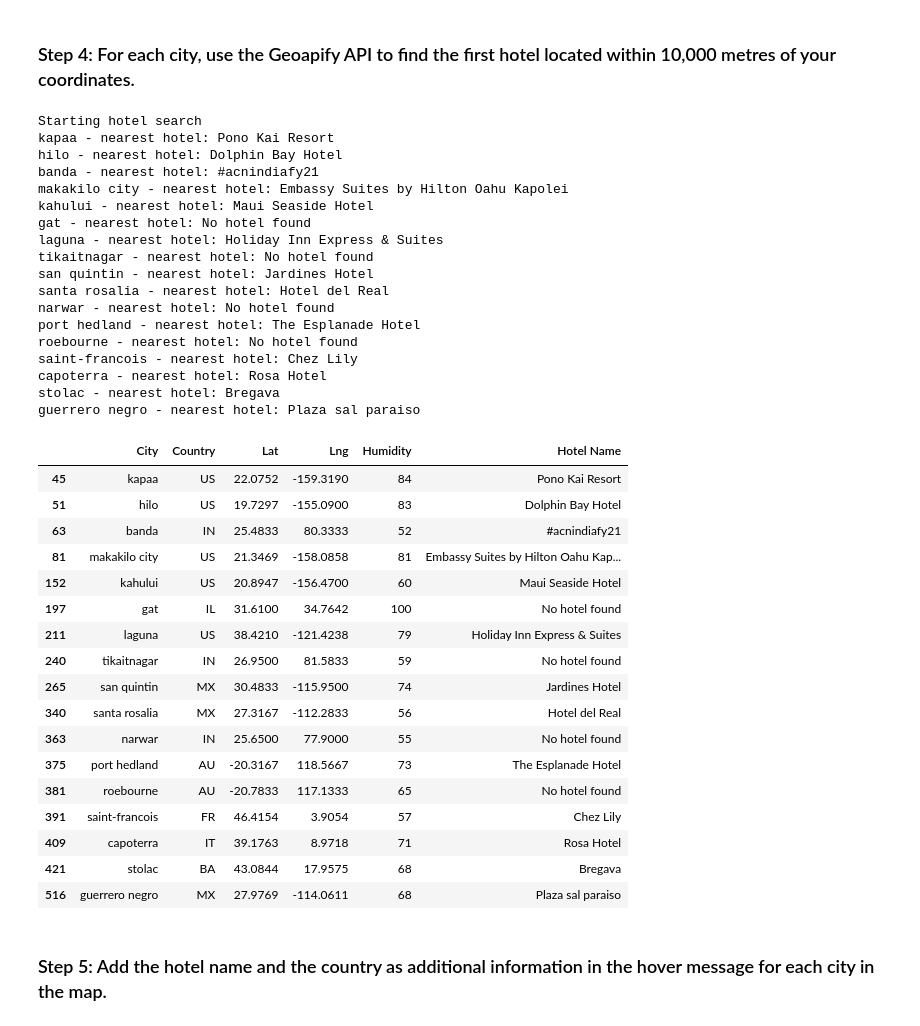
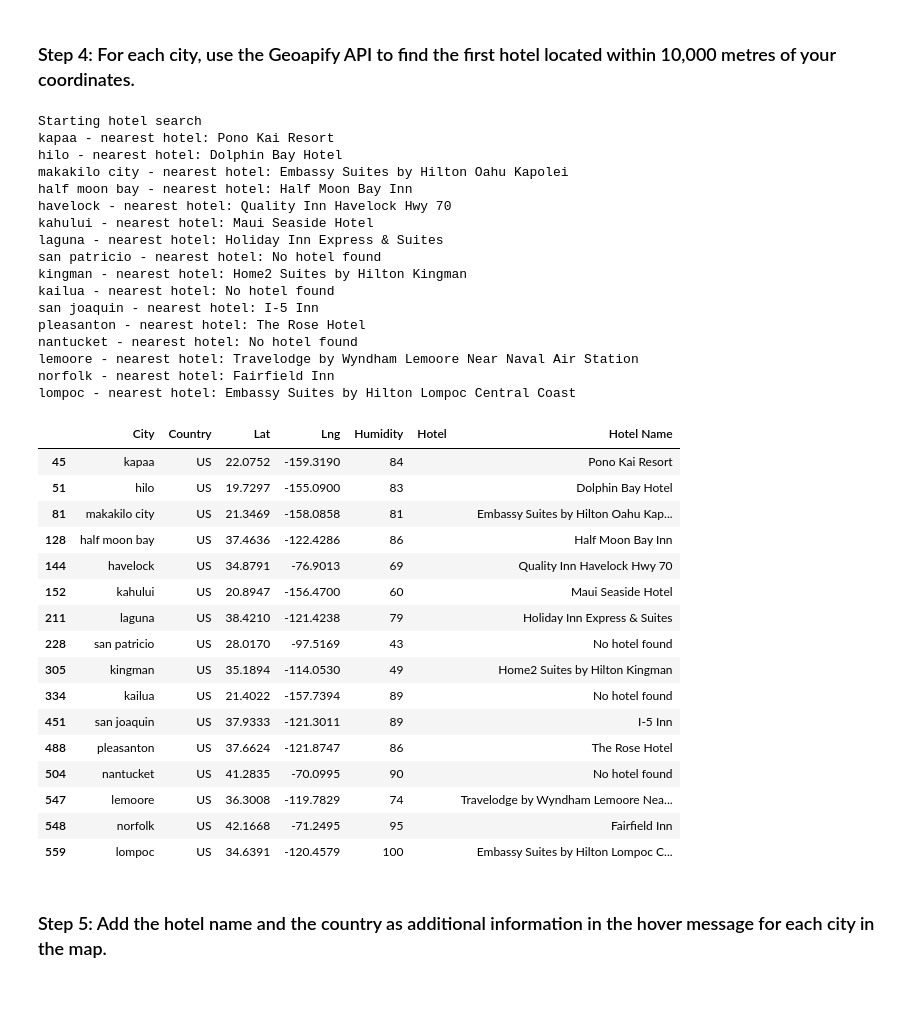
Before and after one commit to jbateson0918/python-api-challenge, a Jupyter notebook: vacation_homework.ipynb, the cells around one changed output. Cells and saved outputs as stored; diff of their text form; code cells hidden in the pictures; blank space fills up the shorter version.

```diff
--- a/vacation_homework.ipynb
+++ b/vacation_homework.ipynb
@@ -14,7 +14,7 @@ import numpy as np
 from api_keys import geoapify_key
 # %%
 # Load the CSV file created in Part 1 into a Pandas DataFrame
-city_data_df = pd.read_csv("../output_data/cities.csv")
+city_data_df = pd.read_csv("cities.csv")
 
 # Display sample data
 city_data_df.head()
@@ -137,9 +118,12 @@ See the caveats in the documentation: https://pandas.pydata.org/pandas-docs/stab
 # %%
 # Set parameters to search for a hotel
 radius = 10000
-
+categories = "accommodation.hotel"
+limit = 1
 params = {
-
+    "categories":categories,
+    "limit":limit,
+    "apiKey":geoapify_key
 }
 
 # Print a message to follow up the hotel search
@@ -148,72 +132,70 @@ print("Starting hotel search")
 # Iterate through the hotel_df DataFrame
 for index, row in hotel_org_df.iterrows():
     # get latitude, longitude from the DataFrame
-    latitude = hotel_org_df.loc(index, "Lat")
-    longitude = hotel_org_df.loc(index, "Lng")
+    latitude = row["Lat"]
+    longitude = row["Lng"]
 
     # Add filter and bias parameters with the current city's latitude and longitude to the params dictionary
     params["filter"] = f"circle:{longitude},{latitude},{radius}"
     params["bias"] = f"proximity:{longitude},{latitude}"
 
     # Set base URL
     base_url = "https://api.geoapify.com/v2/places"
 
 
     # Make and API request using the params dictionaty
     name_address = requests.get(base_url, params=params)
 
     # Convert the API response to JSON format
-    name_address = nam_address.json()
+    name_address = name_address.json()
 
     # Grab the first hotel from the results and store the name in the hotel_df DataFrame
     try:
         hotel_org_df.loc[index, "Hotel Name"] = name_address["features"][0]["properties"]["name"]
     except (KeyError, IndexError):
         # If no hotel is found, set the hotel name as "No hotel found".
         hotel_org_df.loc[index, "Hotel Name"] = "No hotel found"
 
     # Log the search results
     print(f"{hotel_org_df.loc[index, 'City']} - nearest hotel: {hotel_org_df.loc[index, 'Hotel Name']}")
 
 # Display sample data
 hotel_org_df
 # %% [output]
 Starting hotel search
 kapaa - nearest hotel: Pono Kai Resort
 hilo - nearest hotel: Dolphin Bay Hotel
-banda - nearest hotel: #acnindiafy21
 makakilo city - nearest hotel: Embassy Suites by Hilton Oahu Kapolei
+half moon bay - nearest hotel: Half Moon Bay Inn
+havelock - nearest hotel: Quality Inn Havelock Hwy 70
 kahului - nearest hotel: Maui Seaside Hotel
-gat - nearest hotel: No hotel found
 laguna - nearest hotel: Holiday Inn Express & Suites
-tikaitnagar - nearest hotel: No hotel found
-san quintin - nearest hotel: Jardines Hotel
-santa rosalia - nearest hotel: Hotel del Real
-narwar - nearest hotel: No hotel found
-port hedland - nearest hotel: The Esplanade Hotel
-roebourne - nearest hotel: No hotel found
-saint-francois - nearest hotel: Chez Lily
-capoterra - nearest hotel: Rosa Hotel
-stolac - nearest hotel: Bregava
-guerrero negro - nearest hotel: Plaza sal paraiso
+san patricio - nearest hotel: No hotel found
+kingman - nearest hotel: Home2 Suites by Hilton Kingman
+kailua - nearest hotel: No hotel found
+san joaquin - nearest hotel: I-5 Inn
+pleasanton - nearest hotel: The Rose Hotel
+nantucket - nearest hotel: No hotel found
+lemoore - nearest hotel: Travelodge by Wyndham Lemoore Near Naval Air Station
+norfolk - nearest hotel: Fairfield Inn
+lompoc - nearest hotel: Embassy Suites by Hilton Lompoc Central Coast
-|  | City | Country | Lat | Lng | Humidity | Hotel Name |
-| 45 | kapaa | US | 22.0752 | -159.3190 | 84 | Pono Kai Resort |
-| 51 | hilo | US | 19.7297 | -155.0900 | 83 | Dolphin Bay Hotel |
-| 63 | banda | IN | 25.4833 | 80.3333 | 52 | #acnindiafy21 |
-| 81 | makakilo city | US | 21.3469 | -158.0858 | 81 | Embassy Suites by Hilton Oahu Kap... |
-| 152 | kahului | US | 20.8947 | -156.4700 | 60 | Maui Seaside Hotel |
-| 197 | gat | IL | 31.6100 | 34.7642 | 100 | No hotel found |
-| 211 | laguna | US | 38.4210 | -121.4238 | 79 | Holiday Inn Express & Suites |
-| 240 | tikaitnagar | IN | 26.9500 | 81.5833 | 59 | No hotel found |
-| 265 | san quintin | MX | 30.4833 | -115.9500 | 74 | Jardines Hotel |
-| 340 | santa rosalia | MX | 27.3167 | -112.2833 | 56 | Hotel del Real |
-| 363 | narwar | IN | 25.6500 | 77.9000 | 55 | No hotel found |
-| 375 | port hedland | AU | -20.3167 | 118.5667 | 73 | The Esplanade Hotel |
-| 381 | roebourne | AU | -20.7833 | 117.1333 | 65 | No hotel found |
-| 391 | saint-francois | FR | 46.4154 | 3.9054 | 57 | Chez Lily |
-| 409 | capoterra | IT | 39.1763 | 8.9718 | 71 | Rosa Hotel |
-| 421 | stolac | BA | 43.0844 | 17.9575 | 68 | Bregava |
-| 516 | guerrero negro | MX | 27.9769 | -114.0611 | 68 | Plaza sal paraiso |
+|  | City | Country | Lat | Lng | Humidity | Hotel | Hotel Name |
+| 45 | kapaa | US | 22.0752 | -159.3190 | 84 |  | Pono Kai Resort |
+| 51 | hilo | US | 19.7297 | -155.0900 | 83 |  | Dolphin Bay Hotel |
+| 81 | makakilo city | US | 21.3469 | -158.0858 | 81 |  | Embassy Suites by Hilton Oahu Kap... |
+| 128 | half moon bay | US | 37.4636 | -122.4286 | 86 |  | Half Moon Bay Inn |
+| 144 | havelock | US | 34.8791 | -76.9013 | 69 |  | Quality Inn Havelock Hwy 70 |
+| 152 | kahului | US | 20.8947 | -156.4700 | 60 |  | Maui Seaside Hotel |
+| 211 | laguna | US | 38.4210 | -121.4238 | 79 |  | Holiday Inn Express & Suites |
+| 228 | san patricio | US | 28.0170 | -97.5169 | 43 |  | No hotel found |
+| 305 | kingman | US | 35.1894 | -114.0530 | 49 |  | Home2 Suites by Hilton Kingman |
+| 334 | kailua | US | 21.4022 | -157.7394 | 89 |  | No hotel found |
+| 451 | san joaquin | US | 37.9333 | -121.3011 | 89 |  | I-5 Inn |
+| 488 | pleasanton | US | 37.6624 | -121.8747 | 86 |  | The Rose Hotel |
+| 504 | nantucket | US | 41.2835 | -70.0995 | 90 |  | No hotel found |
+| 547 | lemoore | US | 36.3008 | -119.7829 | 74 |  | Travelodge by Wyndham Lemoore Nea... |
+| 548 | norfolk | US | 42.1668 | -71.2495 | 95 |  | Fairfield Inn |
+| 559 | lompoc | US | 34.6391 | -120.4579 | 100 |  | Embassy Suites by Hilton Lompoc C... |
 # %% [markdown]
 ### Step 5: Add the hotel name and the country as additional information in the hover message for each city in the map.
 # %%
```
Also changed, not shown: parts of 2 cells of this notebook, 2 other files.
